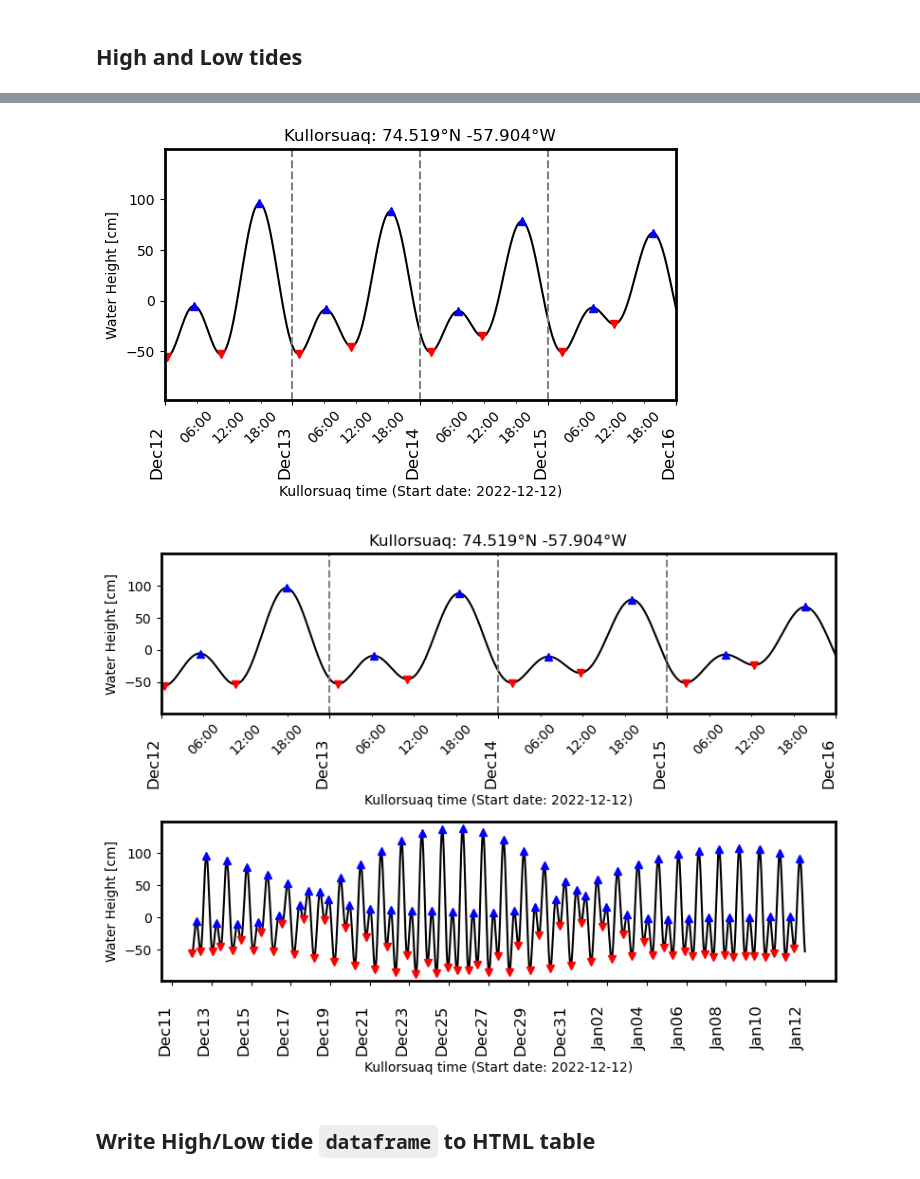
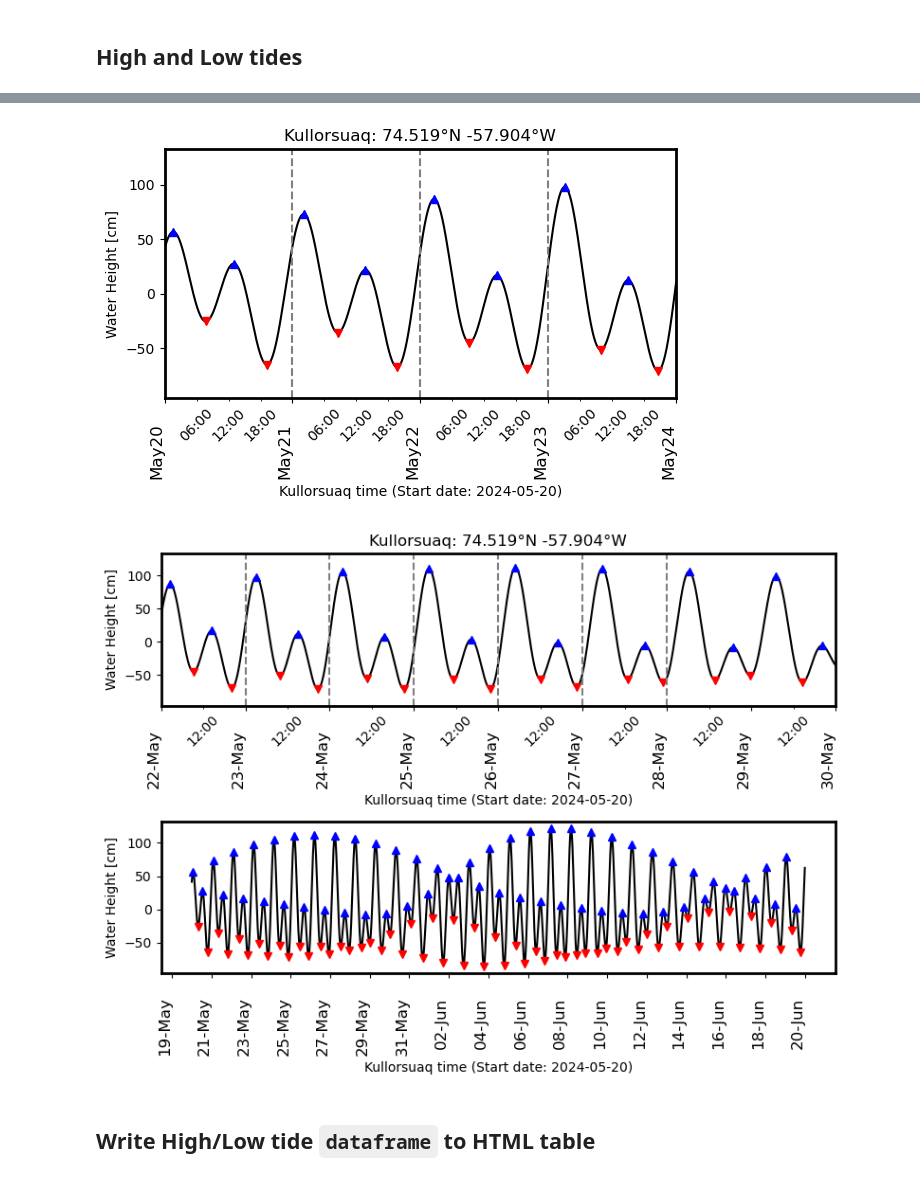
Before and after one commit to porterdf/pyTMD, a Jupyter notebook: notebooks/Plot Tide Forecasts With Script.ipynb, the cells around one changed output, grey strips where cells are left out. Cells and saved outputs as stored; diff of their text form; code cells hidden in the pictures.

Commit message:
ENH: updated 2-panel figure and HTML for Spring 2024 trip

```diff
--- a/notebooks/Plot Tide Forecasts With Script.ipynb
+++ b/notebooks/Plot Tide Forecasts With Script.ipynb
@@ -90,7 +90,7 @@ model_dir = '/Users/dporter/data/Global/tidal_solutions/'
 tidemodel = 'Gr1kmTM'
 atlas = 'netcdf'
 compressedfiles = False
-datepick = datetime.date(2022, 12, 12) # datetime.date.today()
+datepick = datetime.date(2024, 5, 20) # datetime.date.today()
 # %%
 #-- default coordinates to use
 # LAT,LON = (32.93301304,242.7294513)  # San Diego
@@ -379,7 +379,7 @@ fig.tight_layout()
 plt.savefig(f'{SITE_NAME}_H_{YMD}_4days_DATETIME_local_HighLow.png')
 plt.show()
 # %% [output]
-[figure, old version]
+[figure, new version]
 # %%
 from matplotlib.ticker import (MultipleLocator, FormatStrFormatter,
                                AutoMinorLocator)
@@ -400,49 +400,54 @@ df['min'].plot(ax=ax1, marker='v', color='red', ms=6)
 ax1.axvline(YMD + pd.DateOffset(1), color='grey', linestyle='--')
 ax1.axvline(YMD + pd.DateOffset(2), color='grey', linestyle='--')
 ax1.axvline(YMD + pd.DateOffset(3), color='grey', linestyle='--')
+ax1.axvline(YMD + pd.DateOffset(4), color='grey', linestyle='--')
+ax1.axvline(YMD + pd.DateOffset(5), color='grey', linestyle='--')
+ax1.axvline(YMD + pd.DateOffset(6), color='grey', linestyle='--')
+ax1.axvline(YMD + pd.DateOffset(7), color='grey', linestyle='--')
+ax1.axvline(YMD + pd.DateOffset(8), color='grey', linestyle='--')
 # ax1.axvline(pd.to_datetime('2022-12-10'), color='k', linestyle='--')
 #
-ax1.set_xlim(YMD, YMD + pd.DateOffset(4))
+ax1.set_xlim(YMD + pd.DateOffset(2), YMD + pd.DateOffset(10))
 ax1.set_ylabel('Water Height [cm]'.format(model.name))
 args = (SITE_NAME, YMD.year,YMD.month,YMD.day) # 'tz_localize'
 ax1.set_xlabel('{0} time (Start date: {1:4d}-{2:02d}-{3:02d})'.format(*args))
 ax1.set_title(SITE_NAME + u': {0:0.3f}\u00b0N {1:0.3f}\u00b0W'.format(LAT,LON))
 fig.subplots_adjust(left=0.10,right=0.98,bottom=0.10,top=0.95)
 #
-ax1.xaxis.set_minor_locator(mdates.HourLocator(interval=6))
+ax1.xaxis.set_minor_locator(mdates.HourLocator(interval=12))
 ax1.xaxis.set_minor_formatter(mdates.DateFormatter('%H:%M'))
 # Set major ticks with month names
 ax1.xaxis.set_major_locator(mdates.DayLocator(interval=1))
-ax1.xaxis.set_major_formatter(mdates.DateFormatter('%b%d'))
+ax1.xaxis.set_major_formatter(mdates.DateFormatter('%d-%b'))
 ax1.tick_params(axis="x", which="minor", rotation=45)
 ax1.tick_params(axis="x", which="major", rotation=90, labelsize='large', pad=15)
 # fig.autofmt_xdate(bottom=0.2, rotation=30, ha='center')
 
 ax2.plot(df.index,df.SSH,'k')
 df['max'].plot(ax=ax2, marker='^', color='blue', ms=6)
 df['min'].plot(ax=ax2, marker='v', color='red', ms=6)
 #
 # ax2.set_xlim(YMD, YMD + pd.DateOffset(4))
 ax2.set_ylabel('Water Height [cm]'.format(model.name))
 args = (SITE_NAME, YMD.year,YMD.month,YMD.day) # 'tz_localize'
 ax2.set_xlabel('{0} time (Start date: {1:4d}-{2:02d}-{3:02d})'.format(*args))
 # ax1.set_title(SITE_NAME + u': {0:0.3f}\u00b0N {1:0.3f}\u00b0W'.format(LAT,LON))
 fig.subplots_adjust(left=0.10,right=0.98,bottom=0.10,top=0.95)
 #
 # ax2.xaxis.set_minor_locator(mdates.HourLocator(interval=6))
 # ax2.xaxis.set_minor_formatter(mdates.DateFormatter('%H:%M'))
 # Set major ticks with month names
 ax2.xaxis.set_major_locator(mdates.DayLocator(interval=2))
-ax2.xaxis.set_major_formatter(mdates.DateFormatter('%b%d'))
+ax2.xaxis.set_major_formatter(mdates.DateFormatter('%d-%b'))
 ax2.tick_params(axis="x", which="minor", rotation=45)
 ax2.tick_params(axis="x", which="major", rotation=90, labelsize='large', pad=15)
 # fig.autofmt_xdate(bottom=0.2, rotation=30, ha='center')
 
 fig.tight_layout()
 plt.savefig(f'{SITE_NAME}_H_{YMD}_2panel_DATETIME_local_HighLow.png')
 plt.show()
 # %% [output]
-[figure, old version]
+[figure, new version]
 # %% [markdown]
 ## Write High/Low tide `dataframe` to HTML table
 # %%
```
Also changed, not shown: parts of 6 cells of this notebook, 4 other files.
